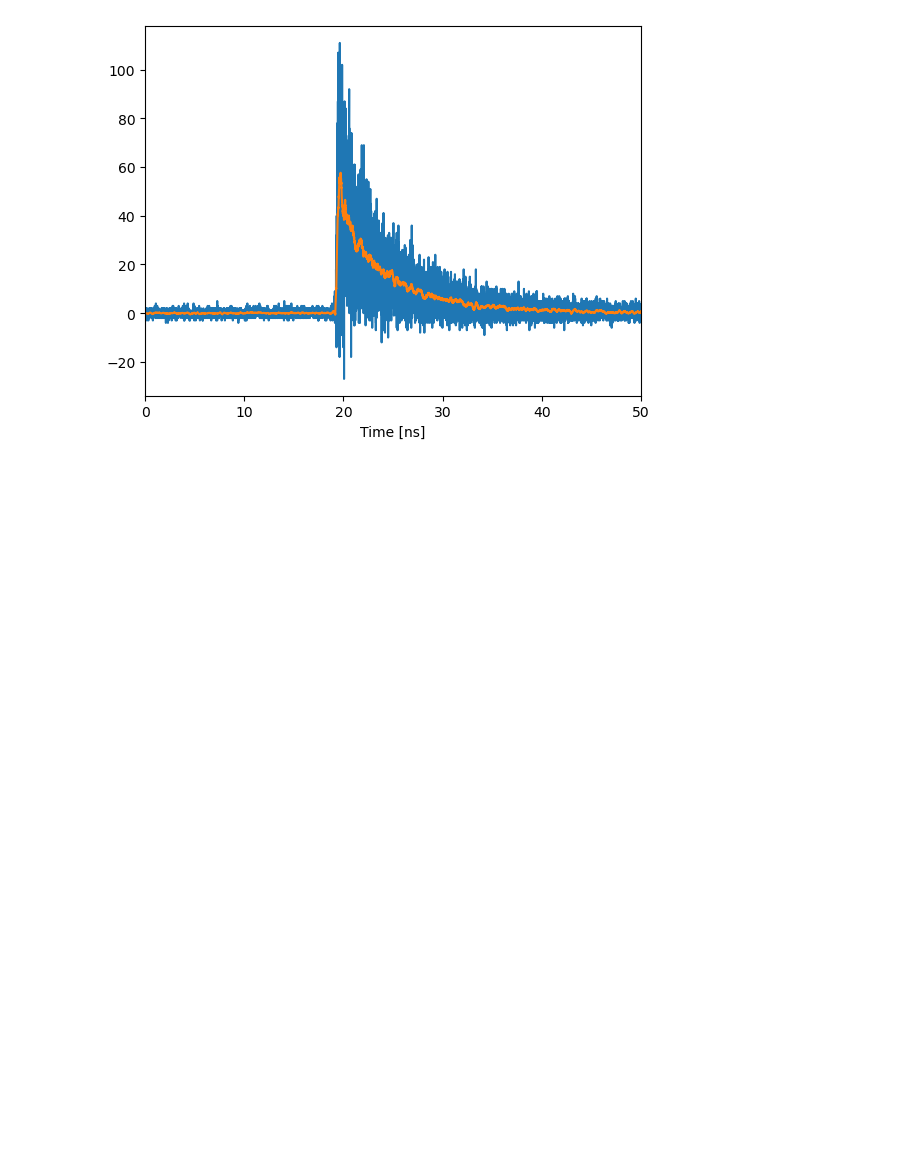
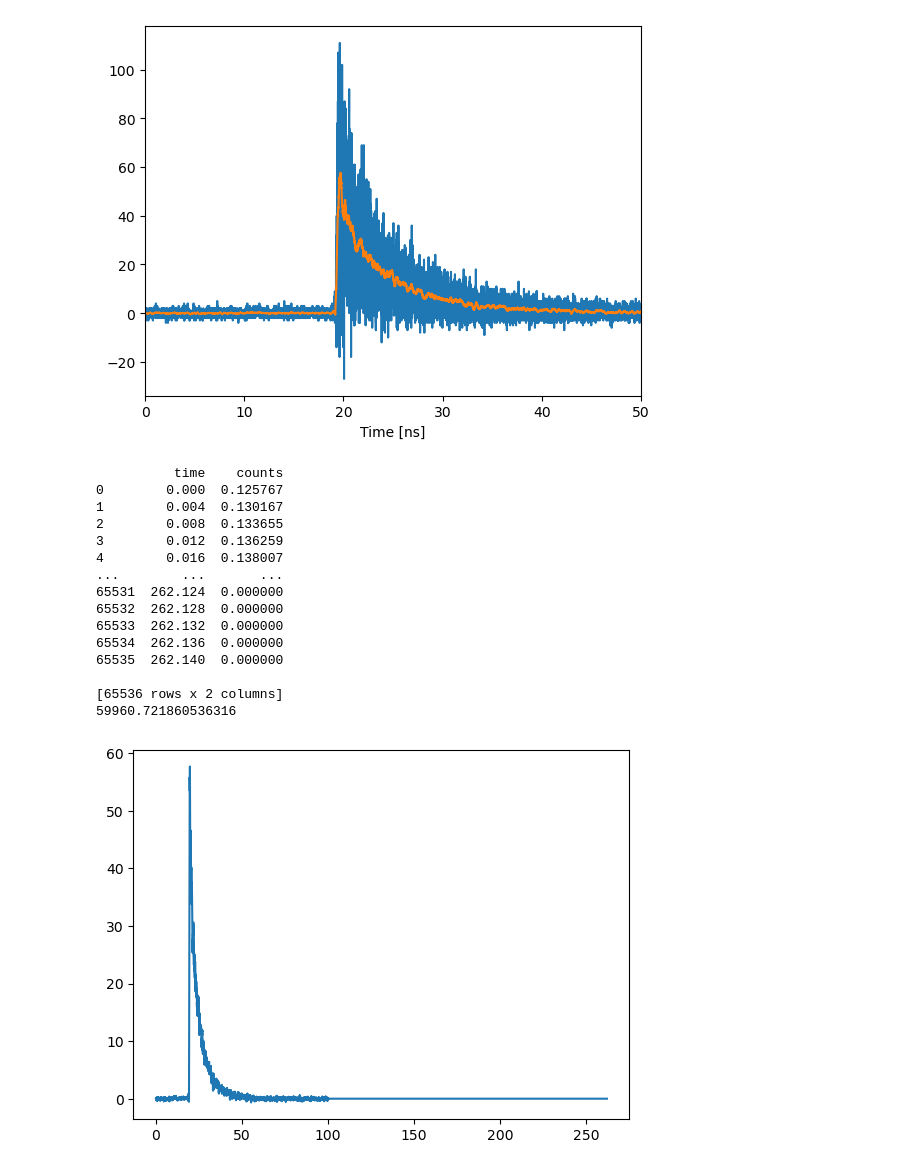
Before and after one commit to ohnoresearchgroup/tcspc, a Jupyter notebook: ExampleNotebookTCSPC.ipynb, the cells around one changed output. Saved outputs shown, nothing was run; the diff lists cells and outputs as text; code cells hidden in the pictures; blank space fills up the shorter version.

Commit message:
added getData functionality

```diff
--- a/ExampleNotebookTCSPC.ipynb
+++ b/ExampleNotebookTCSPC.ipynb
@@ -6,7 +8,7 @@ from tcspc import TCSPC
 path = "C:\\Users\\peo0005\\OneDrive - Auburn University\\Documents\\GitHub\\tcspc\\aAS_TEST3_RH80.dat"
 
 #import dataset from one file
-rh80 = TCSPC(path)
+rh80data = TCSPC(path)
 # %%
 #plot
 #channel = channel to be plotted
@@ -17,2 +19,29 @@ rh80.plot(channel = 2, bgchannel = 3, xlim=[0,50],smooth = 100)
 # %% [output]
 [figure]
+# %%
+#get one trace from a data object, including optional bgsubtraction and smoothing
+rh80_smoothed = rh80data.getData(channel = 2, bgchannel = 3, smooth = 100)
+
+#now you can do whatever you want with the trace
+print(rh80_smoothed)
+plt.plot(rh80_smoothed['time'],rh80_smoothed['counts'])
+
+#sum of photon counts
+print(np.sum(rh80_smoothed['counts']))
+# %% [output]
+          time    counts
+0        0.000  0.125767
+1        0.004  0.130167
+2        0.008  0.133655
+3        0.012  0.136259
+4        0.016  0.138007
+...        ...       ...
+65531  262.124  0.000000
+65532  262.128  0.000000
+65533  262.132  0.000000
+65534  262.136  0.000000
+65535  262.140  0.000000
+
+[65536 rows x 2 columns]
+59960.721860536316
+[figure, added]
```
Also changed, not shown: parts of 2 cells of this notebook, 1 other file.
